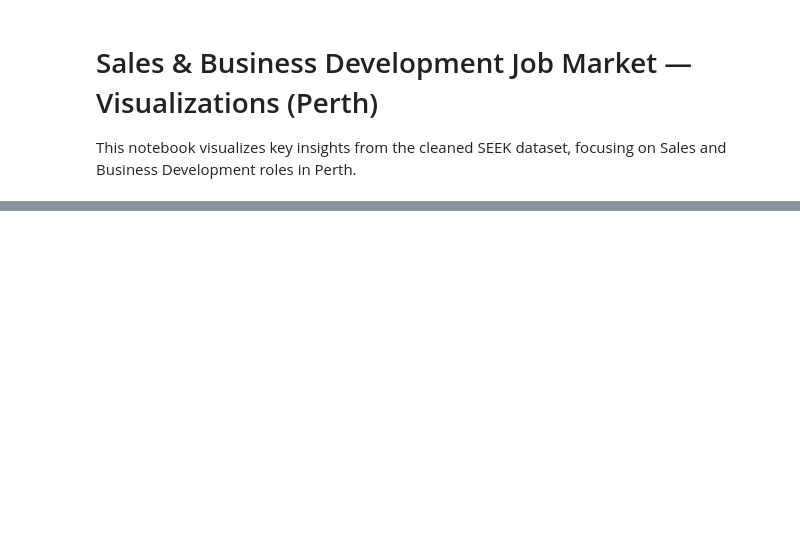
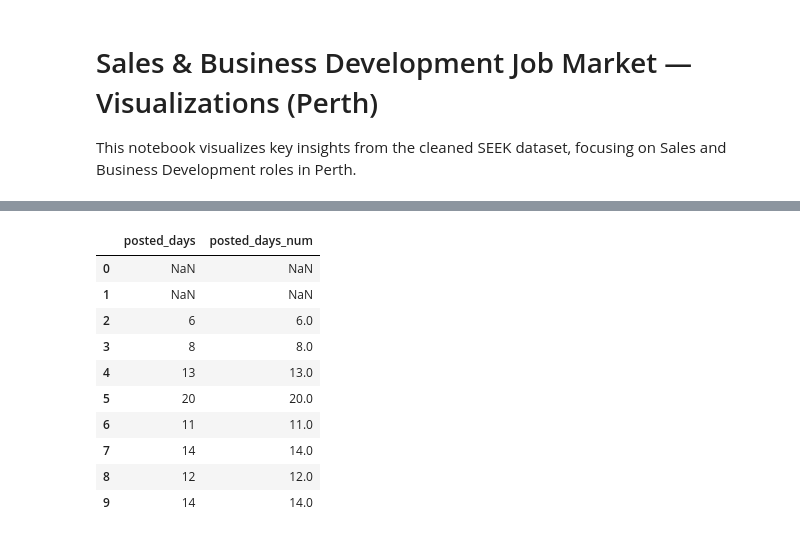
Before and after one commit to joshuakang/seek-perth-jobs-analysis, a Jupyter notebook: notebooks/03_visualization_sales_market.ipynb, the cells around one changed output, grey strips where cells are left out. Saved outputs shown, nothing was run; the diff lists cells and outputs as text; code cells hidden in the pictures; blank space fills up the shorter version.

```diff
--- a/notebooks/03_visualization_sales_market.ipynb
+++ b/notebooks/03_visualization_sales_market.ipynb
@@ -20,3 +40,54 @@ sales_df.shape
+# %%
+import numpy as np
+import re
+
+def posted_to_days(x):
+    if pd.isna(x):
+        return np.nan
+    s = str(x).strip().lower()
+
+    # 已經是數字
+    if re.fullmatch(r"\d+(\.\d+)?", s):
+        return float(s)
+
+    # 分鐘 / 小時 → 視為今天
+    if re.search(r"\d+\s*m", s):
+        return 0
+    if re.search(r"\d+\s*h", s):
+        return 0
+
+    # 天
+    d = re.search(r"(\d+)\s*d", s)
+    if d:
+        return int(d.group(1))
+
+    # '1 day ago', '2 days ago'
+    day = re.search(r"(\d+)\s*day", s)
+    if day:
+        return int(day.group(1))
+
+    # 週
+    week = re.search(r"(\d+)\s*week", s)
+    if week:
+        return int(week.group(1)) * 7
+
+    return np.nan
+
+sales_df["posted_days_num"] = sales_df["posted_days"].apply(posted_to_days)
+
+sales_df[["posted_days", "posted_days_num"]].head(10)
+# %% [output]
+|  | posted_days | posted_days_num |
+| 0 | NaN | NaN |
+| 1 | NaN | NaN |
+| 2 | 6 | 6.0 |
+| 3 | 8 | 8.0 |
+| 4 | 13 | 13.0 |
+| 5 | 20 | 20.0 |
+| 6 | 11 | 11.0 |
+| 7 | 14 | 14.0 |
+| 8 | 12 | 12.0 |
+| 9 | 14 | 14.0 |
 # %%
 # Overall job market by category
 top_categories = df["category"].value_counts().head(10)[::-1]
```
Also changed, not shown: parts of 7 cells of this notebook.
